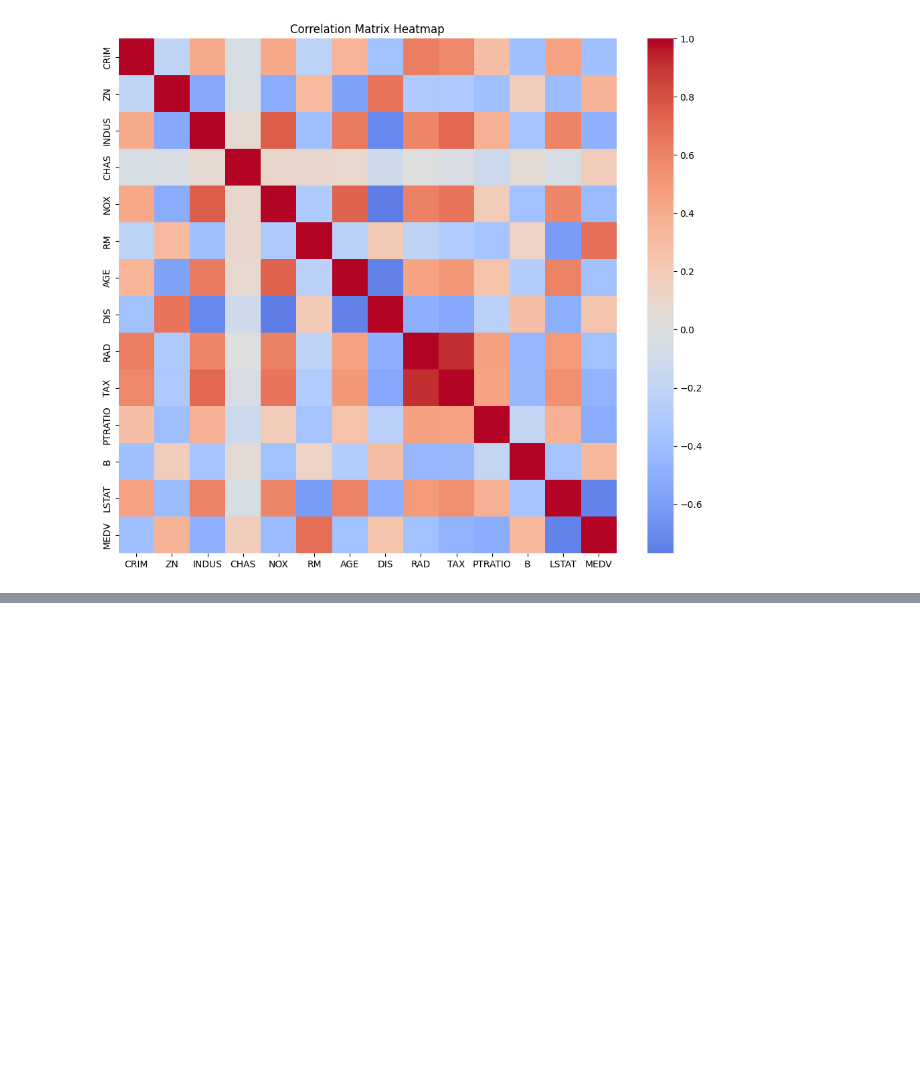
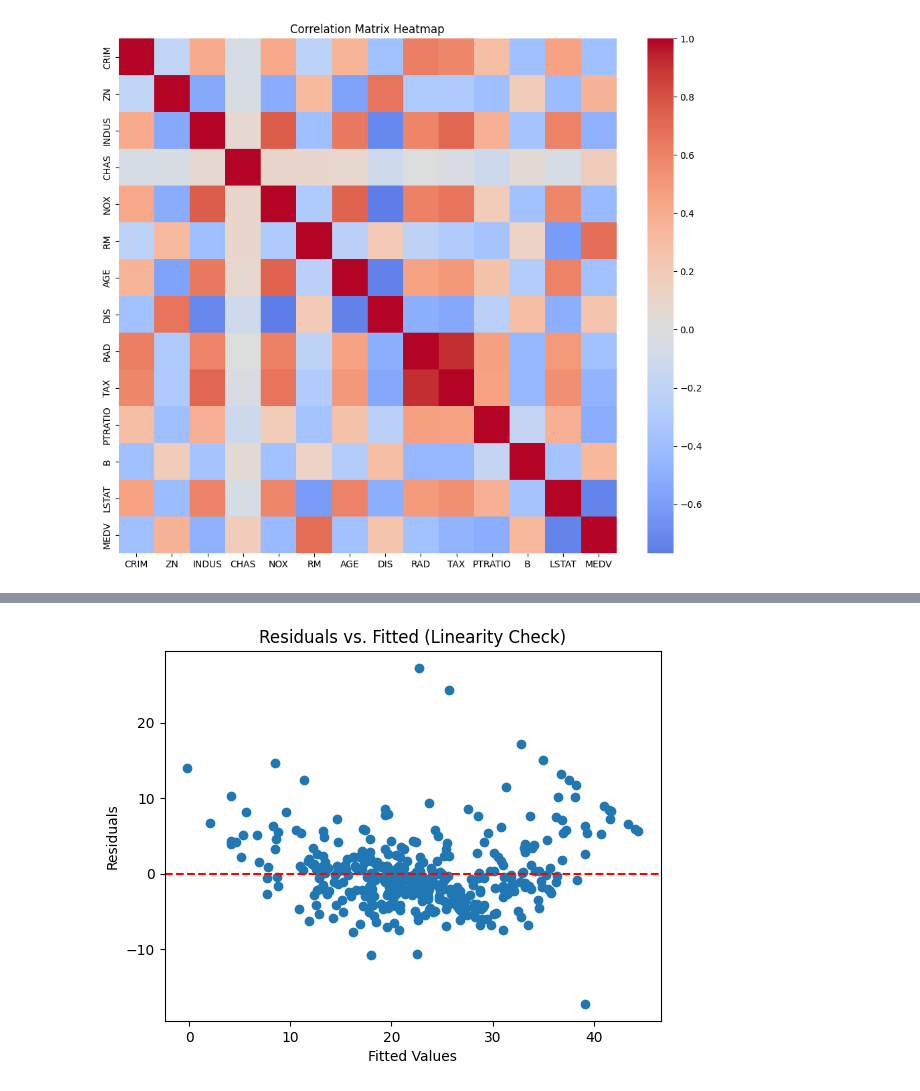
Before and after one commit to FLSF123/Multiple-Linear-Regression-Comprehensive-Exercise, a Jupyter notebook: code_na_gawako:3.ipynb, the cells around one changed output, grey strips where cells are left out. Saved outputs shown, nothing was run; the diff lists cells and outputs as text; code cells hidden in the pictures; blank space fills up the shorter version.

```diff
--- a/code_na_gawako:3.ipynb
+++ b/code_na_gawako:3.ipynb
@@ -77,0 +82,6 @@ plt.show()
+# %%
+# --- PART 3: INITIAL MODEL BUILDING ---
+# Task 3.1: Full Multiple Linear Regression
+X_train_const = sm.add_constant(X_train).astype(float) # Adding constant for intercept
+model_full = sm.OLS(y_train, X_train_const).fit() #train
+print(model_full.summary())
@@ -77,0 +106,15 @@ plt.show()
+# %%
+# --- PART 4: RESIDUAL DIAGNOSTICS ---
+# Task 4.1: Test regression assumptions
+fitted_vals = model_full.fittedvalues # Predicted values
+residuals = model_full.resid # Difference between actual and predicted
+# %%
+# 1. Linearity: Residuals vs. Fitted plot [cite: 54]
+plt.scatter(fitted_vals, residuals)
+plt.axhline(0, color='red', linestyle='--')
+plt.xlabel('Fitted Values')
+plt.ylabel('Residuals')
+plt.title('Residuals vs. Fitted (Linearity Check)') # [cite: 56]
+plt.show()
+# %% [output]
+[figure, added]
```
Also changed, not shown: parts of 5 cells of this notebook.
